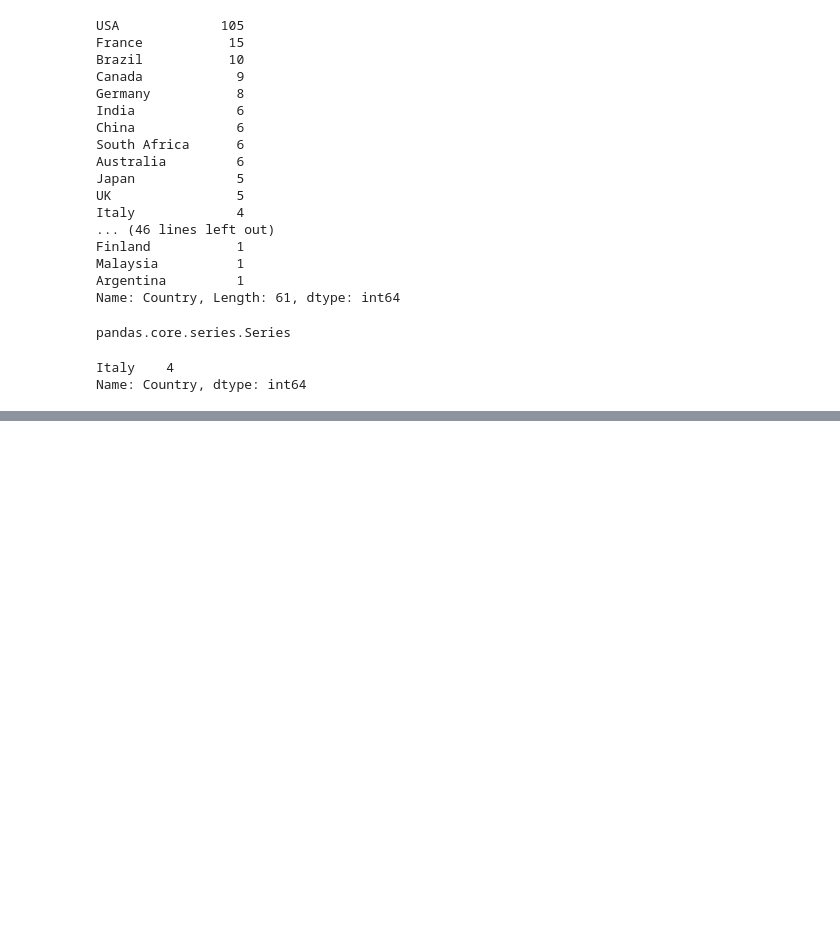
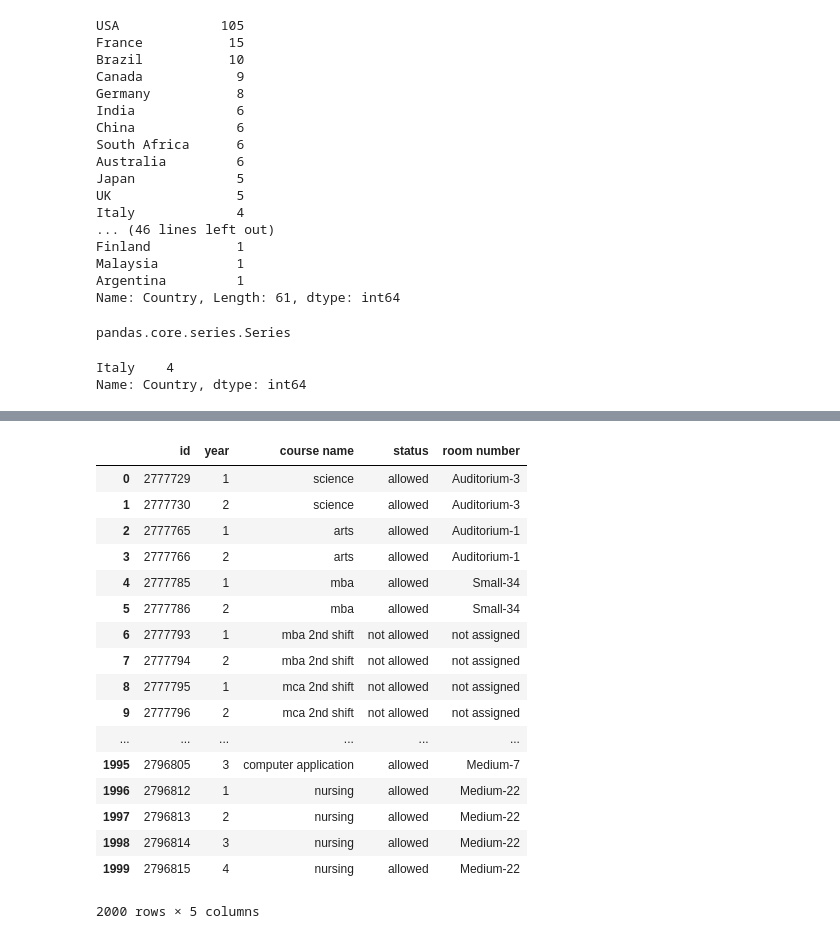
Before and after one commit to 1pha/Codeit_lecture_note, a Jupyter notebook: 07_Big_DataFrame.ipynb, the cells around one changed output, grey strips where cells are left out. Saved outputs shown, nothing was run; the diff lists cells and outputs as text; code cells hidden in the pictures; blank space fills up the shorter version.

```diff
--- a/07_Big_DataFrame.ipynb
+++ b/07_Big_DataFrame.ipynb
@@ -306,0 +361,5 @@ for less, course in zip(list(less_5), list(less_5.index)):
+# %%
+import pandas as pd
+
+df = pd.read_csv('enrollment_3.csv')
+df['room assignment'].unique()
@@ -306,0 +378,12 @@ for less, course in zip(list(less_5), list(less_5.index)):
+# %%
+for i, data in enumerate(list(df['room assignment'])):
+    if df.iloc[i, 4] != 'not assigned':
+        if df.iloc[i, 4] == 'Auditorium':
+            df.iloc[i, 4] = 'Auditorium-' + str(auditorium[df.iloc[i, 2]])
+        if df.iloc[i, 4] == 'Large room':
+            df.iloc[i, 4] = 'Large room-' + str(large_room[df.iloc[i, 2]])
+        if df.iloc[i, 4] == 'Medium room':
+            df.iloc[i, 4] = 'Medium room-' + str(medium_room[df.iloc[i, 2]])
+        if df.iloc[i, 4] == 'Small room':
+            df.iloc[i, 4] = 'Small room-' + str(small_room[df.iloc[i, 2]])
+df.rename(columns={'room assignment': 'room number'}, inplace=True)
@@ -306,0 +404,47 @@ for less, course in zip(list(less_5), list(less_5.index)):
+# %%
+import pandas as pd
+
+df = pd.read_csv('enrollment_3.csv')
+
+# 코드를 작성하세요.
+auditorium = {key: value + 1 for value, key
+              in enumerate(sorted(list(df.loc[df['room assignment'] == 'Auditorium', 'course name'].unique())))}
+large_room = {key: value + 1 for value, key
+             in enumerate(sorted(list(df.loc[df['room assignment'] == 'Large room', 'course name'].unique())))}
+medium_room = {key: value + 1 for value, key
+              in enumerate(sorted(list(df.loc[df['room assignment'] == 'Medium room', 'course name'].unique())))}
+small_room = {key: value + 1 for value, key
+             in enumerate(sorted(list(df.loc[df['room assignment'] == 'Small room', 'course name'].unique())))}
+
+for i, data in enumerate(list(df['room assignment'])):
+    if df.iloc[i, 4] != 'not assigned':
+        if df.iloc[i, 4] == 'Auditorium':
+            df.iloc[i, 4] = 'Auditorium-' + str(auditorium[df.iloc[i, 2]])
+        if df.iloc[i, 4] == 'Large room':
+            df.iloc[i, 4] = 'Large-' + str(large_room[df.iloc[i, 2]])
+        if df.iloc[i, 4] == 'Medium room':
+            df.iloc[i, 4] = 'Medium-' + str(medium_room[df.iloc[i, 2]])
+        if df.iloc[i, 4] == 'Small room':
+            df.iloc[i, 4] = 'Small-' + str(small_room[df.iloc[i, 2]])
+df.rename(columns={'room assignment': 'room number'}, inplace=True)
+# 정답 출력
+df
+# %% [output]
+|  | id | year | course name | status | room number |
+| 0 | 2777729 | 1 | science | allowed | Auditorium-3 |
+| 1 | 2777730 | 2 | science | allowed | Auditorium-3 |
+| 2 | 2777765 | 1 | arts | allowed | Auditorium-1 |
+| 3 | 2777766 | 2 | arts | allowed | Auditorium-1 |
+| 4 | 2777785 | 1 | mba | allowed | Small-34 |
+| 5 | 2777786 | 2 | mba | allowed | Small-34 |
+| 6 | 2777793 | 1 | mba 2nd shift | not allowed | not assigned |
+| 7 | 2777794 | 2 | mba 2nd shift | not allowed | not assigned |
+| 8 | 2777795 | 1 | mca 2nd shift | not allowed | not assigned |
+| 9 | 2777796 | 2 | mca 2nd shift | not allowed | not assigned |
+| ... | ... | ... | ... | ... | ... |
+| 1995 | 2796805 | 3 | computer application | allowed | Medium-7 |
+| 1996 | 2796812 | 1 | nursing | allowed | Medium-22 |
+| 1997 | 2796813 | 2 | nursing | allowed | Medium-22 |
+| 1998 | 2796814 | 3 | nursing | allowed | Medium-22 |
+| 1999 | 2796815 | 4 | nursing | allowed | Medium-22 |
+2000 rows × 5 columns
```
Also changed, not shown: parts of 14 cells of this notebook, 5 other files.
